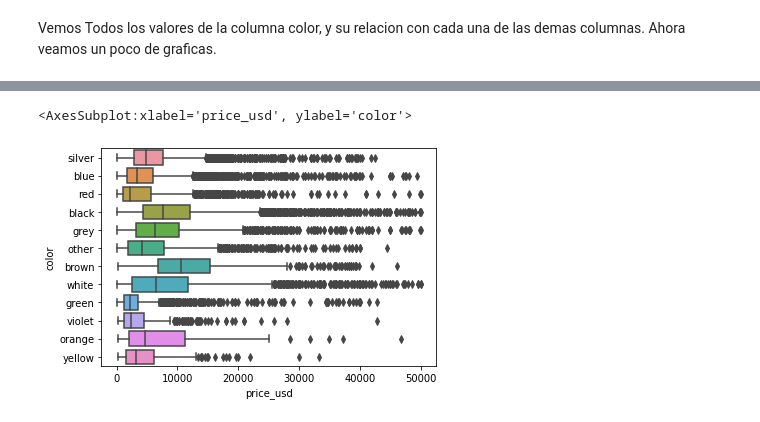
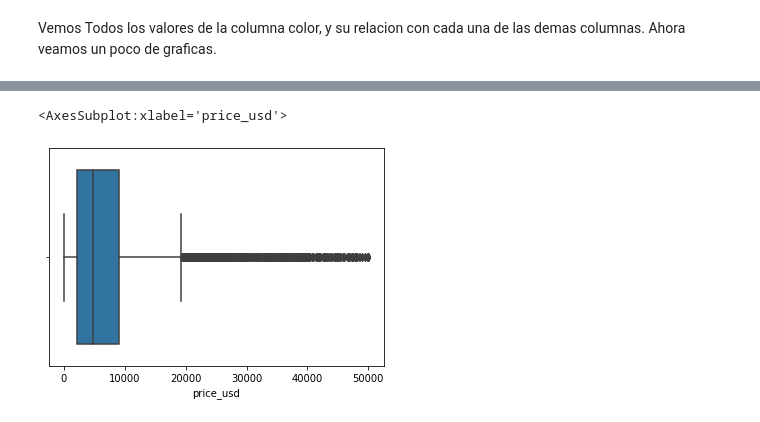
Before and after one commit to wowramon/EDA_UsedCars, a Jupyter notebook: ChallengeCars.ipynb, the cells around one changed output, grey strips where cells are left out. Cells and saved outputs as stored; diff of their text form; code cells hidden in the pictures.

```diff
--- a/ChallengeCars.ipynb
+++ b/ChallengeCars.ipynb
@@ -127,0 +92,23 @@ Name: price_usd, dtype: float64
+# %%
+# df['color'].hist(bins=40)
+features=['feature_0',
+'feature_1',
+'feature_2',
+'feature_3',
+'feature_4',
+'feature_5',
+'feature_6',
+'feature_7',
+'feature_8',
+'feature_9',
+]
+def remove_Columnus(df):
+
+    for i in range(len(features)):
+
+       D = df.drop(features[i],1)
+       df =  D
+    return df
+# %%
+NewDF = remove_Columnus(df)
+NewDF.head()
@@ -128,5 +133,5 @@ Name: price_usd, dtype: float64
 # %%
-sns.boxplot(x = 'price_usd', y = 'color', data = df)
+sns.boxplot(x = 'price_usd', data = NewDF)
 # %% [output]
-<AxesSubplot:xlabel='price_usd', ylabel='color'>
+<AxesSubplot:xlabel='price_usd'>
-[figure, old version]
+[figure, new version]
```
Also changed, not shown: parts of 21 cells of this notebook.
